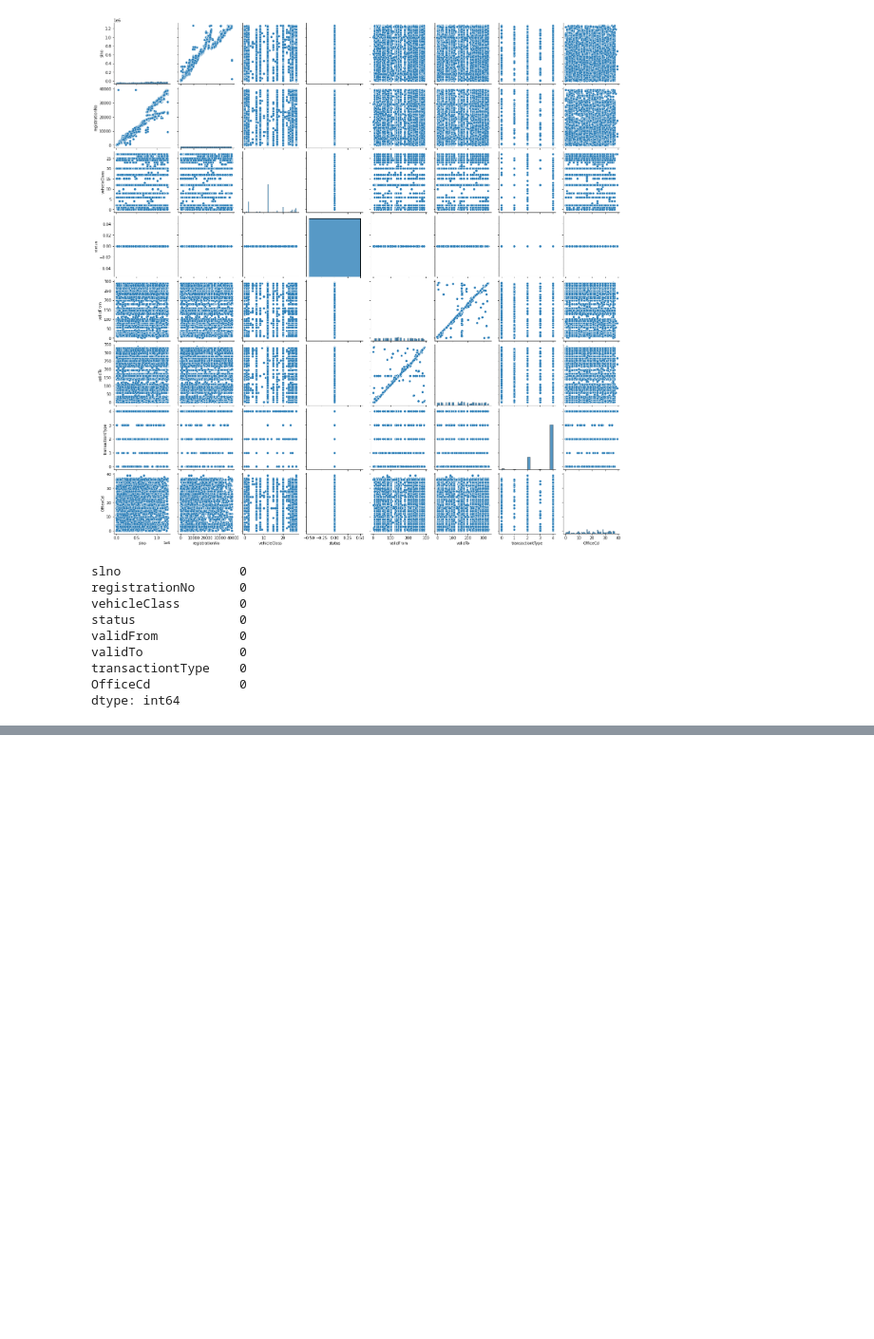
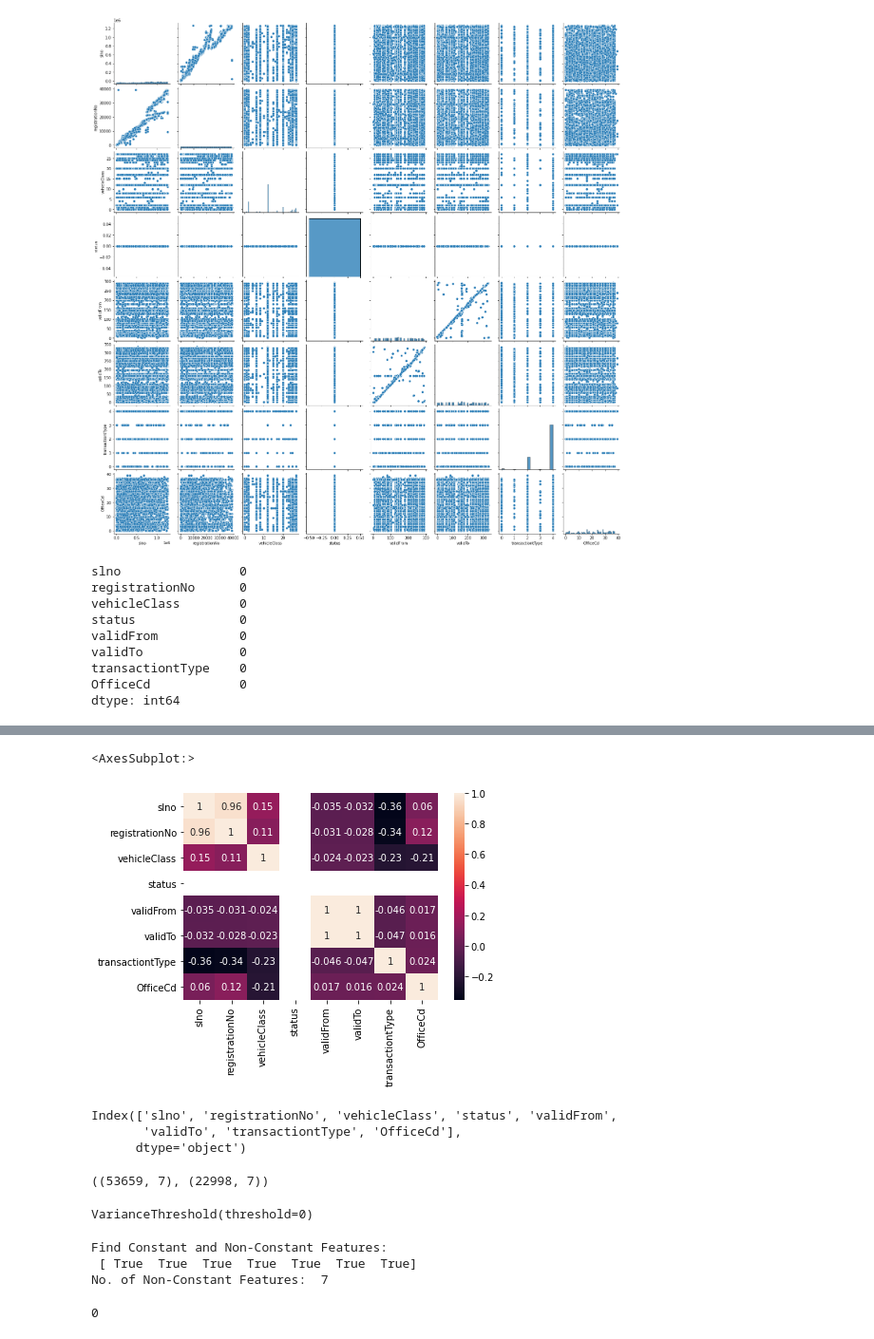
Before and after one commit to digitalhemanth/Data-Science, a Jupyter notebook: Scikit Learn/Sample_ds_with_spark.ipynb, the cells around one changed output, grey strips where cells are left out. Shown at 95% size. Drawn from its saved outputs; the diff is of its cells as text; code cells hidden in the pictures; blank space fills up the shorter version.

```diff
--- a/Scikit Learn/Sample_ds_with_spark.ipynb
+++ b/Scikit Learn/Sample_ds_with_spark.ipynb
@@ -358,0 +234,11 @@ MemoryError: Unable to allocate 11.4 GiB for an array with shape (76657, 39844)
+# %%
+sns.heatmap(dataset.corr(),annot=True)
+# %% [output]
+<AxesSubplot:>
+[figure, added]
+# %%
+data.columns
+# %% [output]
+Index(['slno', 'registrationNo', 'vehicleClass', 'status', 'validFrom',
+       'validTo', 'transactiontType', 'OfficeCd'],
+      dtype='object')
@@ -358,0 +249,31 @@ MemoryError: Unable to allocate 11.4 GiB for an array with shape (76657, 39844)
+# %%
+# separate dataset into train and test
+from sklearn.model_selection import train_test_split
+X_train, X_test, y_train, y_test = train_test_split(X, y,test_size=0.3,random_state=0)
+
+X_train.shape, X_test.shape
+# %% [output]
+((53659, 7), (22998, 7))
+# %%
+from sklearn.feature_selection import VarianceThreshold
+var_thres=VarianceThreshold(threshold=0)
+var_thres.fit(X_train)
+# %% [output]
+VarianceThreshold(threshold=0)
+# %%
+print("Find Constant and Non-Constant Features:\n",var_thres.get_support())
+print("No. of Non-Constant Features: ",len(X_train.columns[var_thres.get_support()]))
+# %% [output]
+Find Constant and Non-Constant Features:
+ [ True  True  True  True  True  True  True]
+No. of Non-Constant Features:  7
+# %%
+constant_columns = [column for column in X_train.columns
+                    if column not in X_train.columns[var_thres.get_support()]]
+
+print(len(constant_columns))
+
+for column in constant_columns:
+    print(column)
+# %% [output]
+0
```
Also changed, not shown: parts of 35 cells of this notebook.
